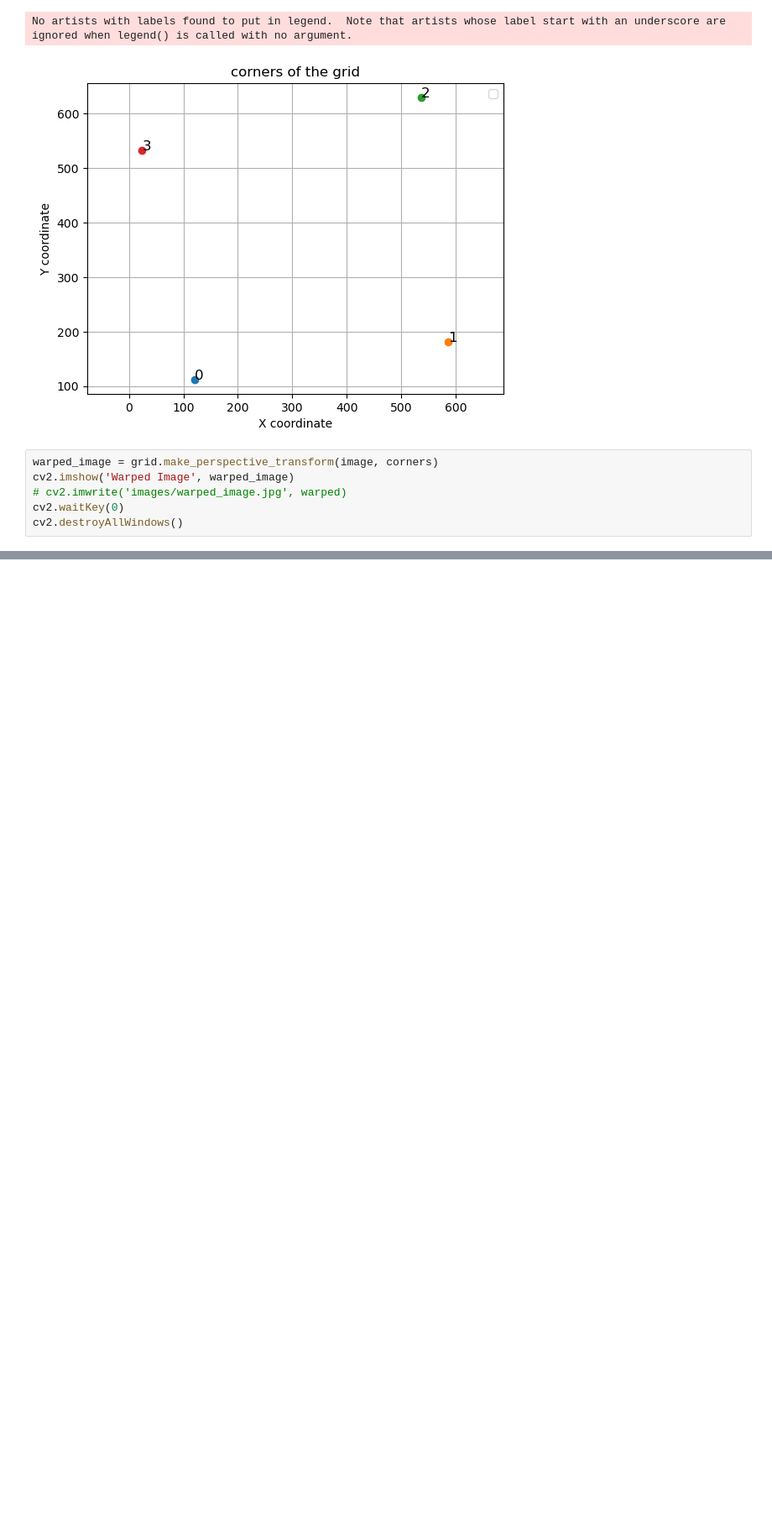
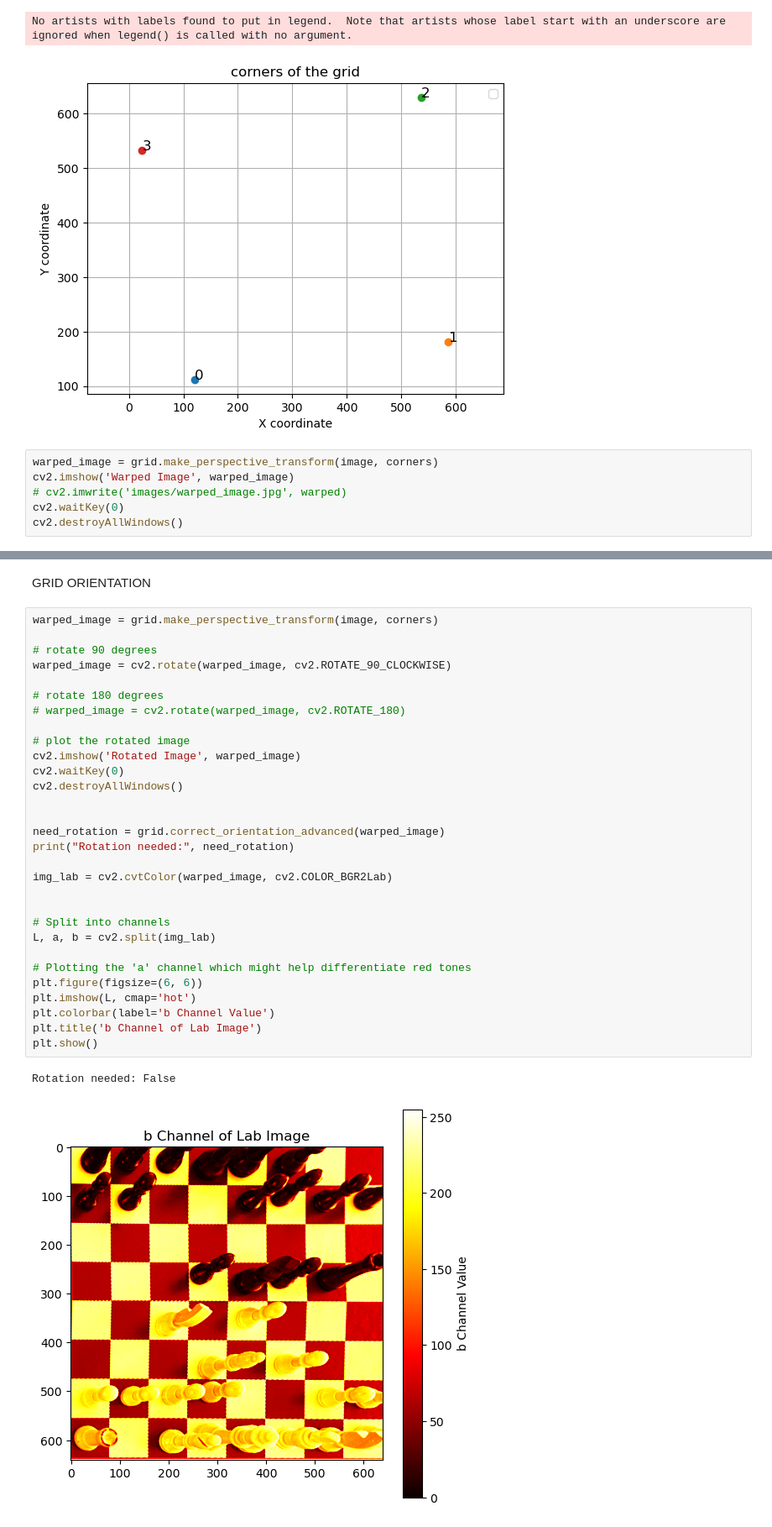
Before and after one commit to MichielCreemers/ChessVision, a Jupyter notebook: test_v2.ipynb, the cells around one changed output, grey strips where cells are left out. Shown at 84% size. Saved outputs shown, nothing was run; the diff lists cells and outputs as text; blank space fills up the shorter version.

```diff
--- a/test_v2.ipynb
+++ b/test_v2.ipynb
@@ -55,0 +79,35 @@ cv2.destroyAllWindows()
+# %% [markdown]
+GRID ORIENTATION
+# %%
+warped_image = grid.make_perspective_transform(image, corners)
+
+# rotate 90 degrees
+warped_image = cv2.rotate(warped_image, cv2.ROTATE_90_CLOCKWISE)
+
+# rotate 180 degrees
+# warped_image = cv2.rotate(warped_image, cv2.ROTATE_180)
+
+# plot the rotated image
+cv2.imshow('Rotated Image', warped_image)
+cv2.waitKey(0)
+cv2.destroyAllWindows()
+
+
+need_rotation = grid.correct_orientation_advanced(warped_image)
+print("Rotation needed:", need_rotation)
+
+img_lab = cv2.cvtColor(warped_image, cv2.COLOR_BGR2Lab)
+
+
+# Split into channels
+L, a, b = cv2.split(img_lab)
+
+# Plotting the 'a' channel which might help differentiate red tones
+plt.figure(figsize=(6, 6))
+plt.imshow(L, cmap='hot')
+plt.colorbar(label='b Channel Value')
+plt.title('b Channel of Lab Image')
+plt.show()
+# %% [output]
+Rotation needed: False
+[figure, added]
```
Also changed, not shown: parts of 6 cells of this notebook, 4 other files.
